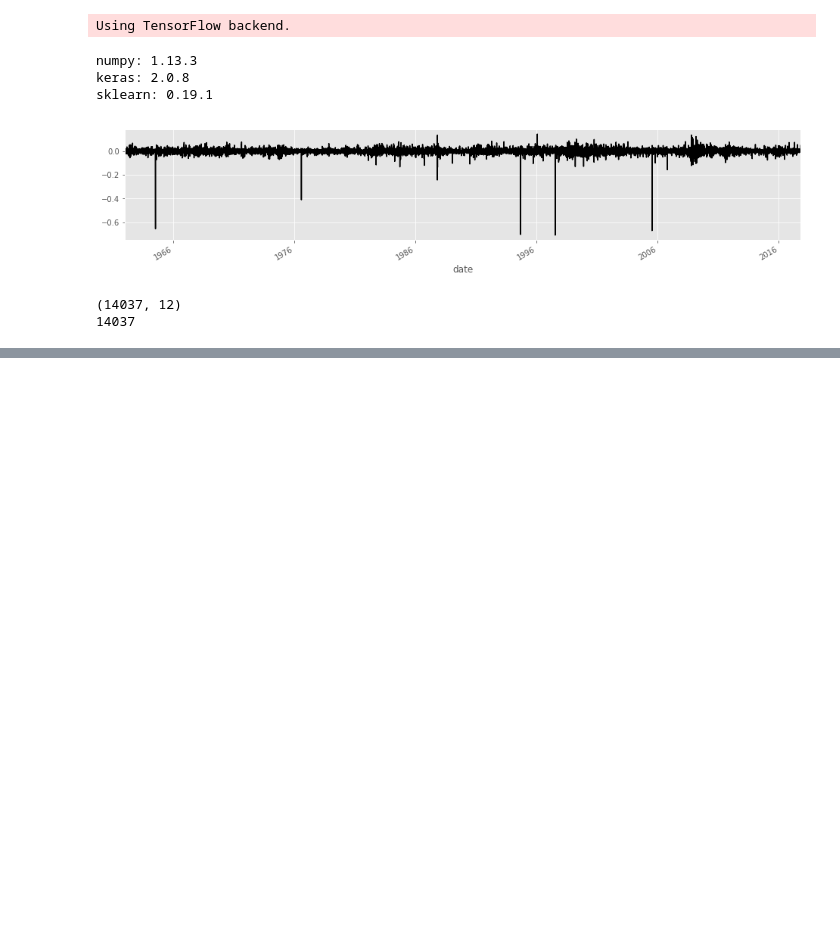
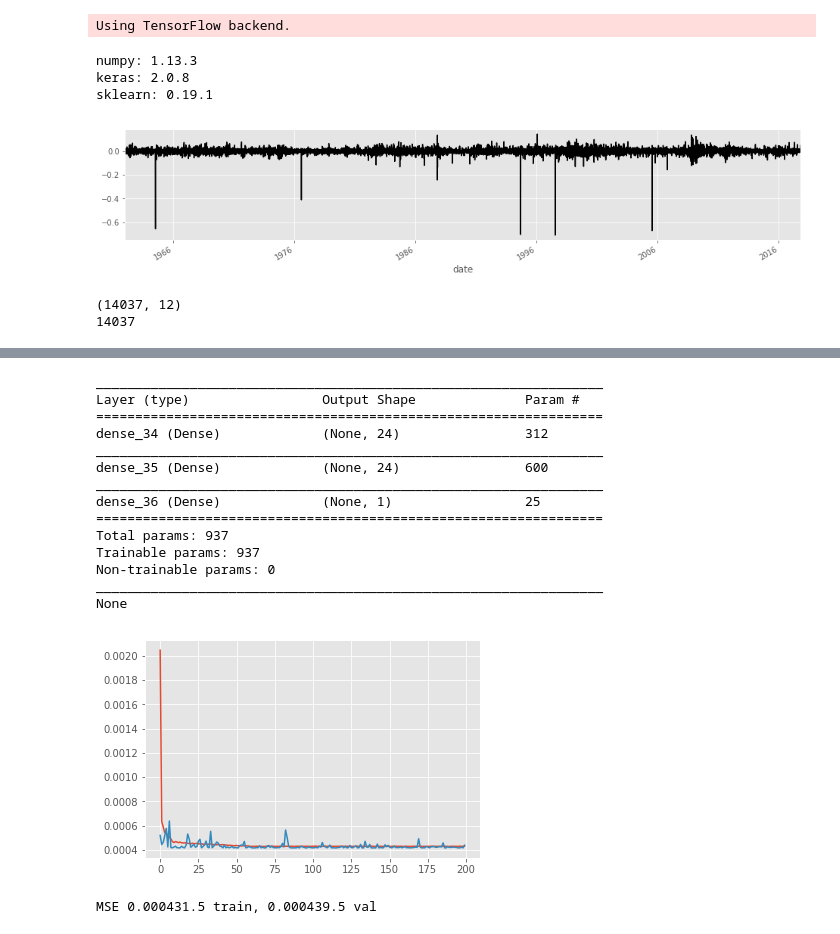
Before and after one commit to jaketimothy/timeseries-forecasting, a Jupyter notebook: Windowed Multi-Layered Perceptron Regressor.ipynb, the cells around one changed output, grey strips where cells are left out. Drawn from its saved outputs; the diff is of its cells as text; code cells hidden in the pictures; blank space fills up the shorter version.

```diff
--- a/Windowed Multi-Layered Perceptron Regressor.ipynb
+++ b/Windowed Multi-Layered Perceptron Regressor.ipynb
@@ -142,0 +129,21 @@ Results: -0.0636 (0.0326) R2
+# %%
+np.random.seed(seed)
+
+test_mlp_architecture([24, 24], optimizer='adam')
+# %% [output]
+_________________________________________________________________
+Layer (type)                 Output Shape              Param #
+=================================================================
+dense_34 (Dense)             (None, 24)                312
+_________________________________________________________________
+dense_35 (Dense)             (None, 24)                600
+_________________________________________________________________
+dense_36 (Dense)             (None, 1)                 25
+=================================================================
+Total params: 937
+Trainable params: 937
+Non-trainable params: 0
+_________________________________________________________________
+None
+[figure, added]
+MSE 0.000431.5 train, 0.000439.5 val
```
Also changed, not shown: parts of 6 cells of this notebook.
